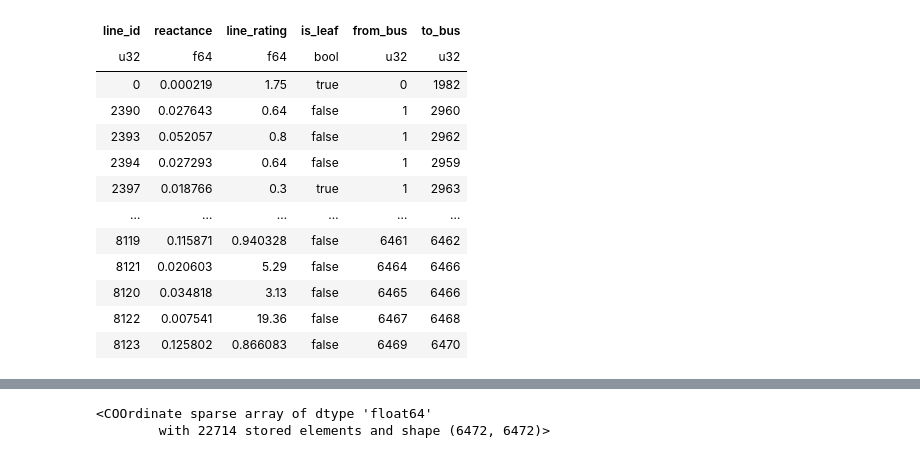
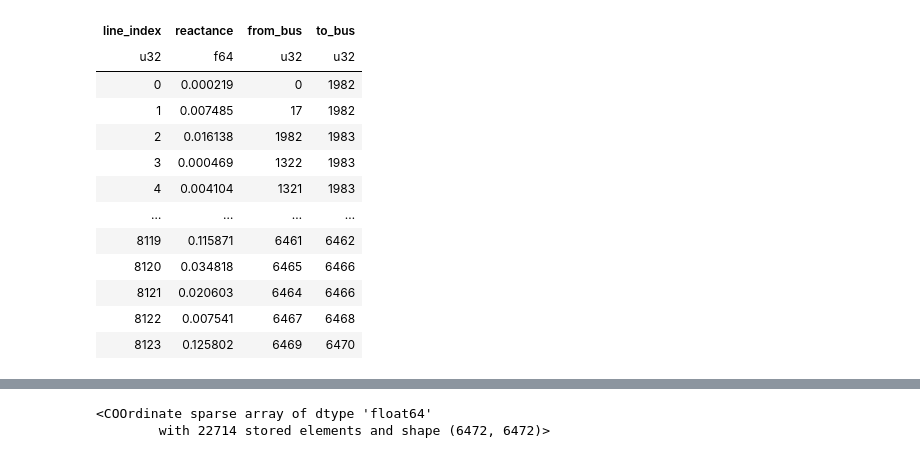
Before and after one commit to Bravos-Power/pyoframe, a Jupyter notebook: benchmarks/src/energy_planning/scripts/compute_power_transfer_dist_facts.ipynb, the cells around one changed output, grey strips where cells are left out. Saved outputs shown, nothing was run; the diff lists cells and outputs as text; code cells hidden in the pictures.

```diff
--- a/benchmarks/src/energy_planning/scripts/compute_power_transfer_dist_facts.ipynb
+++ b/benchmarks/src/energy_planning/scripts/compute_power_transfer_dist_facts.ipynb
@@ -1,17 +3,16 @@
 # %%
 import polars as pl
-from scipy.sparse import coo_array, diags
+from scipy.sparse import coo_array, diags_array
 from sksparse.cholmod import cholesky
 
 from benchmarks.utils import mock_snakemake
 
-DF_CUTOFF = 0
+DF_CUTOFF = 1e-10
 
 if "snakemake" not in globals():  # noqa: F821
     snakemake = mock_snakemake("compute_ptdf")
 
-lines = pl.read_parquet(snakemake.input.lines)
-buses = pl.concat([lines["from_bus"], lines["to_bus"]]).unique()
-L = len(lines)
-N = len(buses)
-lines.sort("from_bus")
+lines = pl.read_parquet(
+    snakemake.input.lines, columns=["line_id", "from_bus", "to_bus", "reactance"]
+)
+L = lines.height
@@ -32,0 +19,7 @@ shape: (8_124, 6)
+# %%
+# Step 1: Renumber lines from 1 to L contiguously.
+lines = lines.sort("line_id")
+lines = lines.with_row_index(name="line_index")
+lines_map = lines.select("line_id", "line_index")
+lines = lines.drop("line_id")
+lines
@@ -33,20 +41,22 @@ shape: (8_124, 6)
 # %%
-# Step 1: Renumber buses and lines such that they go from 1 to N contiguously.
-lines = lines.sort("line_id")
-lines = lines.rename({"line_id": "old_line_id"}).with_row_index(name="line_id")
-line_mapping = lines.select("line_id", "old_line_id")
-lines = lines.drop("old_line_id")
+# Step 2: Renumber buses such that they go from 1 to N contiguously.
+bus_map = (
+    pl.concat([lines["from_bus"], lines["to_bus"]])
+    .unique()
+    .sort()
+    .rename("bus")
+    .to_frame()
+    .with_row_index(name="bus_index")
+)
+N = bus_map.height
 
-bus_mapping = (
-    buses.sort().to_frame().with_row_index(name="new_bus").rename({"from_bus": "bus"})
+lines = (
+    lines.join(bus_map, left_on="from_bus", right_on="bus", coalesce=True)
+    .drop("from_bus")
+    .rename({"bus_index": "from_bus"})
+    .join(bus_map, left_on="to_bus", right_on="bus", coalesce=True)
+    .drop("to_bus")
+    .rename({"bus_index": "to_bus"})
 )
-lines = (
-    lines.join(bus_mapping.rename({"bus": "from_bus"}), on="from_bus")
-    .drop("from_bus")
-    .rename({"new_bus": "from_bus"})
-    .join(bus_mapping.rename({"bus": "to_bus"}), on="to_bus")
-    .drop("to_bus")
-    .rename({"new_bus": "to_bus"})
-)
-lines.sort("from_bus")
+lines
 # %% [output]
@@ -54,14 +64,14 @@ shape: (8_124, 6)
-| line_id | reactance | line_rating | is_leaf | from_bus | to_bus |
-| u32 | f64 | f64 | bool | u32 | u32 |
-| 0 | 0.000219 | 1.75 | true | 0 | 1982 |
-| 2390 | 0.027643 | 0.64 | false | 1 | 2960 |
-| 2393 | 0.052057 | 0.8 | false | 1 | 2962 |
-| 2394 | 0.027293 | 0.64 | false | 1 | 2959 |
-| 2397 | 0.018766 | 0.3 | true | 1 | 2963 |
-| … | … | … | … | … | … |
-| 8119 | 0.115871 | 0.940328 | false | 6461 | 6462 |
-| 8121 | 0.020603 | 5.29 | false | 6464 | 6466 |
-| 8120 | 0.034818 | 3.13 | false | 6465 | 6466 |
-| 8122 | 0.007541 | 19.36 | false | 6467 | 6468 |
-| 8123 | 0.125802 | 0.866083 | false | 6469 | 6470 |
+| line_index | reactance | from_bus | to_bus |
+| u32 | f64 | u32 | u32 |
+| 0 | 0.000219 | 0 | 1982 |
+| 1 | 0.007485 | 17 | 1982 |
+| 2 | 0.016138 | 1982 | 1983 |
+| 3 | 0.000469 | 1322 | 1983 |
+| 4 | 0.004104 | 1321 | 1983 |
+| … | … | … | … |
+| 8119 | 0.115871 | 6461 | 6462 |
+| 8120 | 0.034818 | 6465 | 6466 |
+| 8121 | 0.020603 | 6464 | 6466 |
+| 8122 | 0.007541 | 6467 | 6468 |
+| 8123 | 0.125802 | 6469 | 6470 |
 # %%
```
Also changed, not shown: parts of 10 cells of this notebook, 2 other files.
